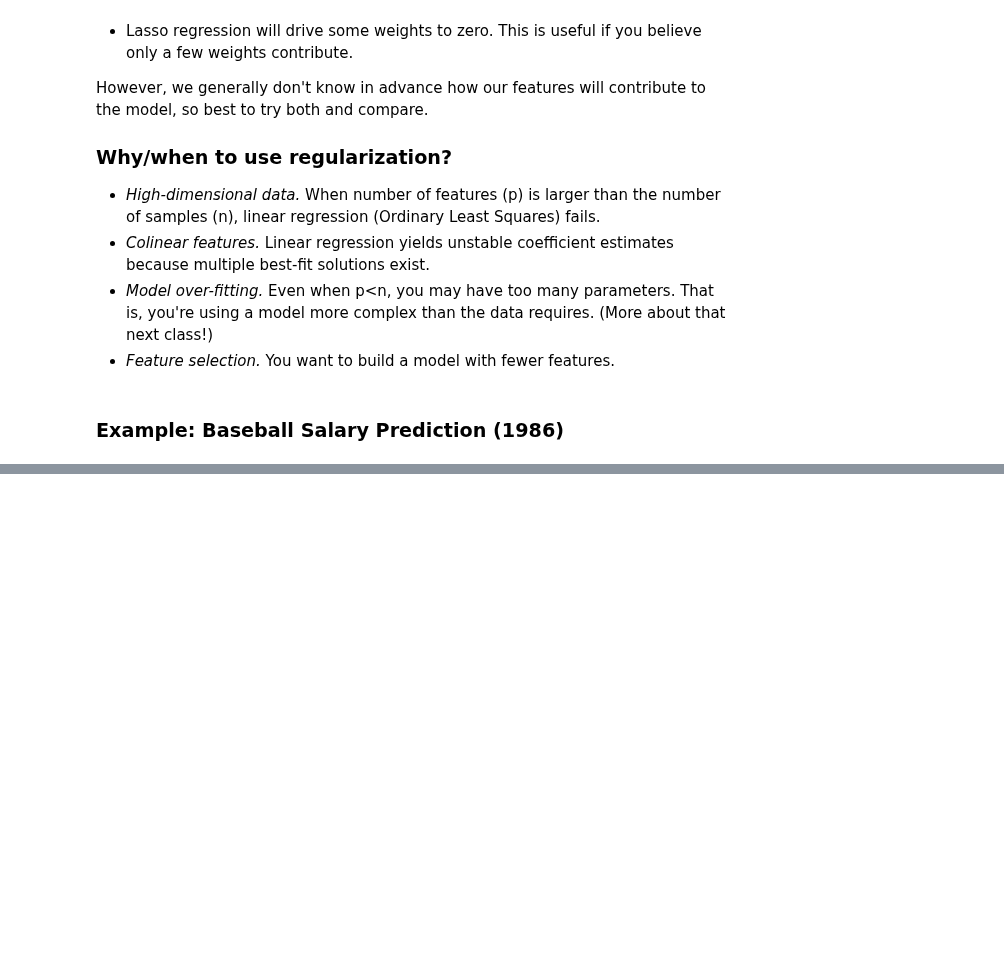
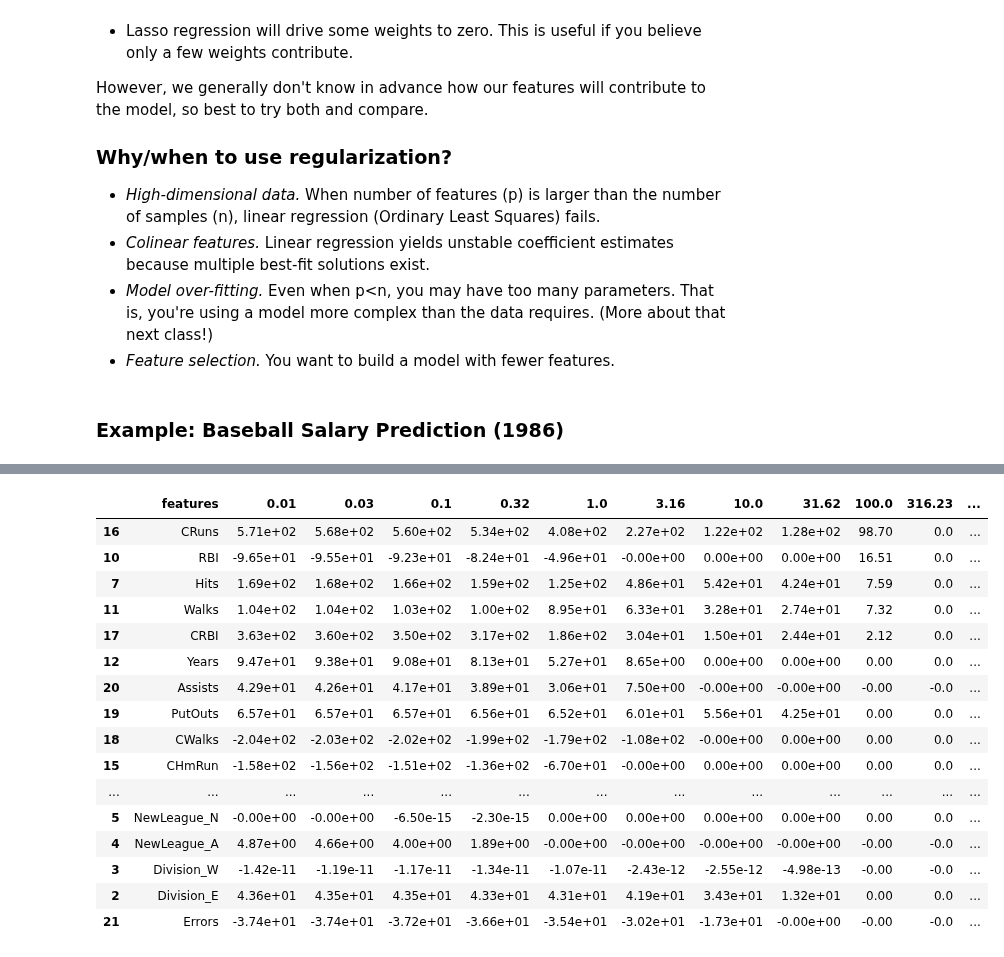
Before and after one commit to GettysburgDataScience/DS325-Notes, a Jupyter notebook: 01_Regression/02_regularization_unfinished.ipynb, the cells around one changed output, grey strips where cells are left out. Cells and saved outputs as stored; diff of their text form; code cells hidden in the pictures; blank space fills up the shorter version.

```diff
--- a/01_Regression/02_regularization_unfinished.ipynb
+++ b/01_Regression/02_regularization_unfinished.ipynb
@@ -138,0 +150,5 @@ plt.show()
+# %%
+feature_names = list(X.columns)
+
+for f, c in zip(feature_names, linreg.coef_):
+    print(f'{f}:\t\t{c:0.2f}')
@@ -138,0 +183,14 @@ plt.show()
+# %%
+a = 3
+
+# Create the model and choose the hyperparameter
+lasso = Lasso(alpha = a)
+lasso.fit(Z_train, y_train)
+
+# Make predictions
+y_lasso_train = lasso.predict(Z_train)
+y_lasso_test = lasso.predict(Z_test)
+
+print(f'ALPHA = {a}')
+for f, c in zip(feature_names, lasso.coef_):
+    print(f'{f}:\t\t{c:0.2f}')
@@ -138,0 +215,37 @@ plt.show()
+# %%
+alpha = np.logspace(-2,3,11)
+
+lasso_coefs = {}
+lasso_coefs['features'] = feature_names
+
+for a in alpha:
+# Create the model and choose the hyperparameter
+    lasso = Lasso(alpha = a)
+    lasso.fit(Z_train, y_train)
+
+    # Make predictions
+    y_lasso_train = lasso.predict(Z_train)
+    y_lasso_test = lasso.predict(Z_test)
+
+    lasso_coefs[a] = lasso.coef_
+
+lasso_df = pd.DataFrame(lasso_coefs)
+lasso_df.sort_values(by=100, ascending = False)
+# %% [output]
+|  | features | 0.01 | 0.03 | 0.1 | 0.32 | 1.0 | 3.16 | 10.0 | 31.62 | 100.0 | 316.23 | ... |
+| 16 | CRuns | 5.71e+02 | 5.68e+02 | 5.60e+02 | 5.34e+02 | 4.08e+02 | 2.27e+02 | 1.22e+02 | 1.28e+02 | 98.70 | 0.0 | ... |
+| 10 | RBI | -9.65e+01 | -9.55e+01 | -9.23e+01 | -8.24e+01 | -4.96e+01 | -0.00e+00 | 0.00e+00 | 0.00e+00 | 16.51 | 0.0 | ... |
+| 7 | Hits | 1.69e+02 | 1.68e+02 | 1.66e+02 | 1.59e+02 | 1.25e+02 | 4.86e+01 | 5.42e+01 | 4.24e+01 | 7.59 | 0.0 | ... |
+| 11 | Walks | 1.04e+02 | 1.04e+02 | 1.03e+02 | 1.00e+02 | 8.95e+01 | 6.33e+01 | 3.28e+01 | 2.74e+01 | 7.32 | 0.0 | ... |
+| 17 | CRBI | 3.63e+02 | 3.60e+02 | 3.50e+02 | 3.17e+02 | 1.86e+02 | 3.04e+01 | 1.50e+01 | 2.44e+01 | 2.12 | 0.0 | ... |
+| 12 | Years | 9.47e+01 | 9.38e+01 | 9.08e+01 | 8.13e+01 | 5.27e+01 | 8.65e+00 | 0.00e+00 | 0.00e+00 | 0.00 | 0.0 | ... |
+| 20 | Assists | 4.29e+01 | 4.26e+01 | 4.17e+01 | 3.89e+01 | 3.06e+01 | 7.50e+00 | -0.00e+00 | -0.00e+00 | -0.00 | -0.0 | ... |
+| 19 | PutOuts | 6.57e+01 | 6.57e+01 | 6.57e+01 | 6.56e+01 | 6.52e+01 | 6.01e+01 | 5.56e+01 | 4.25e+01 | 0.00 | 0.0 | ... |
+| 18 | CWalks | -2.04e+02 | -2.03e+02 | -2.02e+02 | -1.99e+02 | -1.79e+02 | -1.08e+02 | -0.00e+00 | 0.00e+00 | 0.00 | 0.0 | ... |
+| 15 | CHmRun | -1.58e+02 | -1.56e+02 | -1.51e+02 | -1.36e+02 | -6.70e+01 | -0.00e+00 | 0.00e+00 | 0.00e+00 | 0.00 | 0.0 | ... |
+| ... | ... | ... | ... | ... | ... | ... | ... | ... | ... | ... | ... | ... |
+| 5 | NewLeague_N | -0.00e+00 | -0.00e+00 | -6.50e-15 | -2.30e-15 | 0.00e+00 | 0.00e+00 | 0.00e+00 | 0.00e+00 | 0.00 | 0.0 | ... |
+| 4 | NewLeague_A | 4.87e+00 | 4.66e+00 | 4.00e+00 | 1.89e+00 | -0.00e+00 | -0.00e+00 | -0.00e+00 | -0.00e+00 | -0.00 | -0.0 | ... |
+| 3 | Division_W | -1.42e-11 | -1.19e-11 | -1.17e-11 | -1.34e-11 | -1.07e-11 | -2.43e-12 | -2.55e-12 | -4.98e-13 | -0.00 | -0.0 | ... |
+| 2 | Division_E | 4.36e+01 | 4.35e+01 | 4.35e+01 | 4.33e+01 | 4.31e+01 | 4.19e+01 | 3.43e+01 | 1.32e+01 | 0.00 | 0.0 | ... |
+| 21 | Errors | -3.74e+01 | -3.74e+01 | -3.72e+01 | -3.66e+01 | -3.54e+01 | -3.02e+01 | -1.73e+01 | -0.00e+00 | -0.00 | -0.0 | ... |
```
Also changed, not shown: parts of 16 cells of this notebook, 7 other files.
